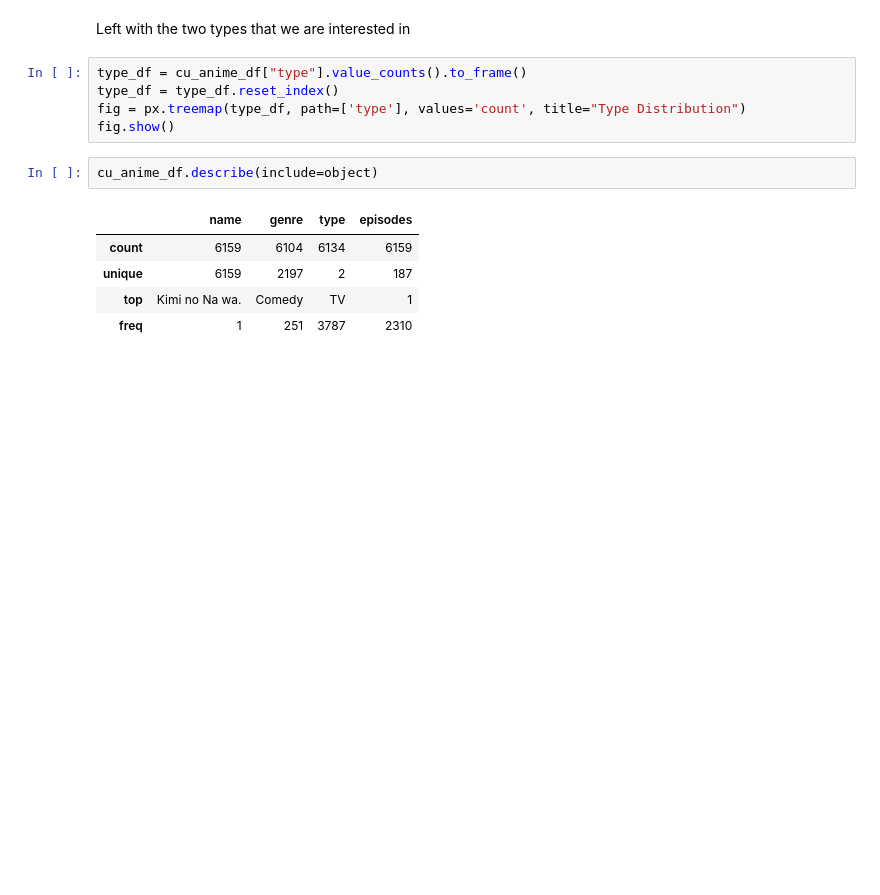
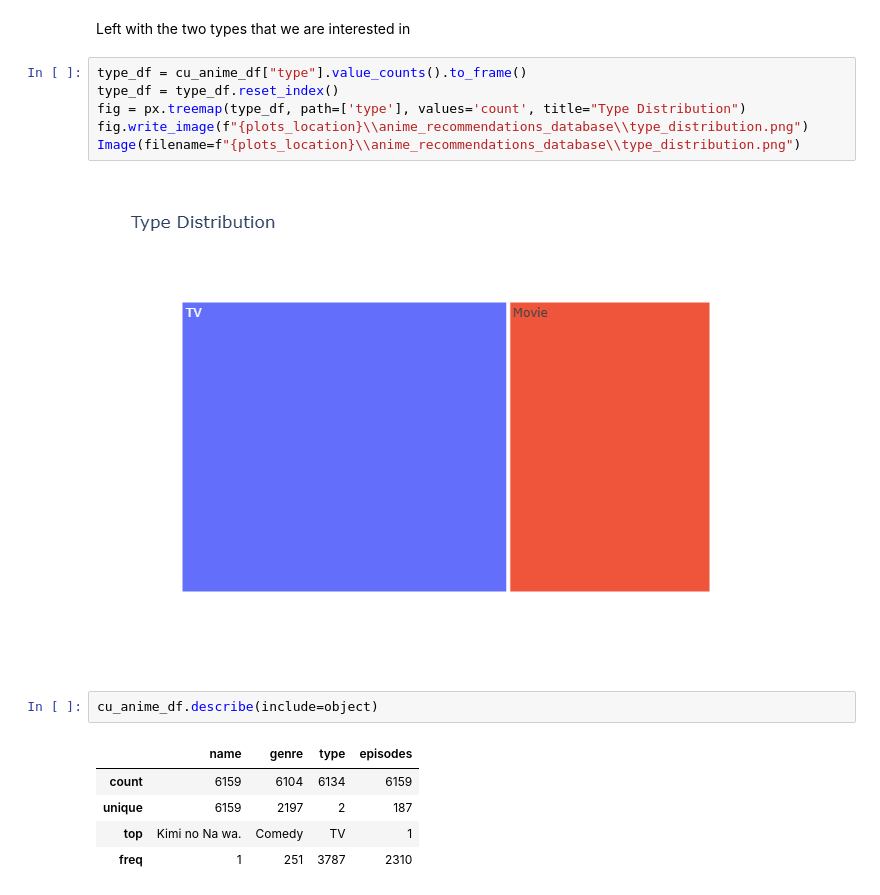
Before and after one commit to deltel/anime-recommendation-documentation, a Jupyter notebook: data_understanding_prepare_data.ipynb, the cells around one changed output. Saved outputs shown, nothing was run; the diff lists cells and outputs as text; blank space fills up the shorter version.

```diff
--- a/data_understanding_prepare_data.ipynb
+++ b/data_understanding_prepare_data.ipynb
@@ -47,8 +52,11 @@ Left with the two types that we are interested in
 # %%
 type_df = cu_anime_df["type"].value_counts().to_frame()
 type_df = type_df.reset_index()
 fig = px.treemap(type_df, path=['type'], values='count', title="Type Distribution")
-fig.show()
+fig.write_image(f"{plots_location}\\anime_recommendations_database\\type_distribution.png")
+Image(filename=f"{plots_location}\\anime_recommendations_database\\type_distribution.png")
+# %% [output]
+[figure, added]
 # %%
 cu_anime_df.describe(include=object)
 # %% [output]
```
Also changed, not shown: parts of 6 cells of this notebook, 19 other files.
